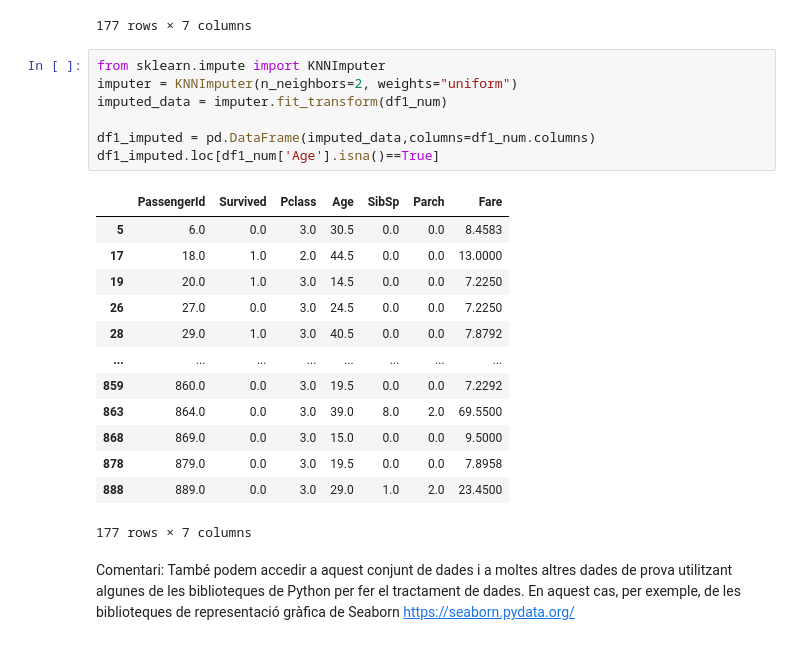
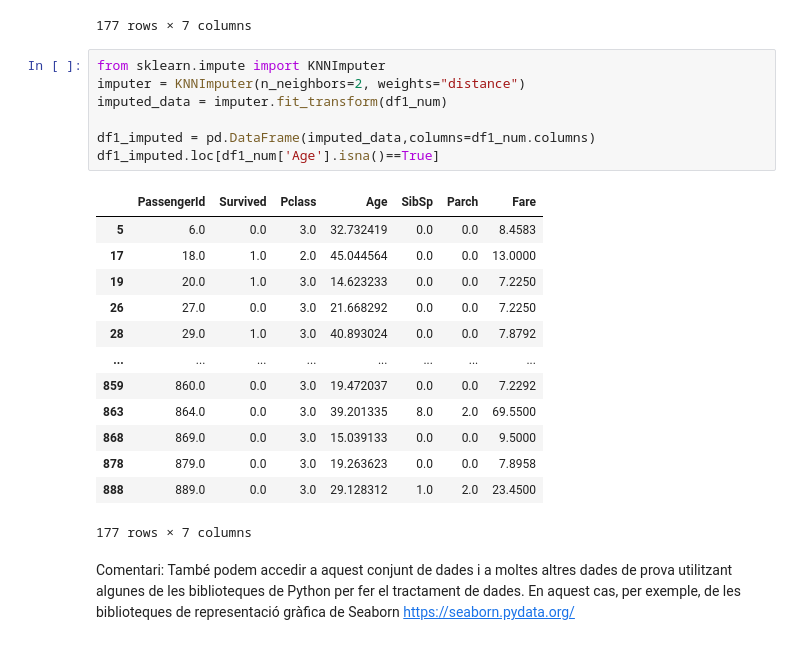
Before and after one commit to raulbenitez/introAI_ICE, a Jupyter notebook: Tema1_Exploració_dades.ipynb, the cells around one changed output. Saved outputs shown, nothing was run; the diff lists cells and outputs as text.

```diff
--- a/Tema1_Exploració_dades.ipynb
+++ b/Tema1_Exploració_dades.ipynb
@@ -592,24 +602,24 @@ df1_num.loc[df1_num['Age'].isna()==True]
 177 rows × 7 columns
 # %%
 from sklearn.impute import KNNImputer
-imputer = KNNImputer(n_neighbors=2, weights="uniform")
+imputer = KNNImputer(n_neighbors=2, weights="distance")
 imputed_data = imputer.fit_transform(df1_num)
 
 df1_imputed = pd.DataFrame(imputed_data,columns=df1_num.columns)
 df1_imputed.loc[df1_num['Age'].isna()==True]
 # %% [output]
 |  | PassengerId | Survived | Pclass | Age | SibSp | Parch | Fare |
-| 5 | 6.0 | 0.0 | 3.0 | 30.5 | 0.0 | 0.0 | 8.4583 |
-| 17 | 18.0 | 1.0 | 2.0 | 44.5 | 0.0 | 0.0 | 13.0000 |
-| 19 | 20.0 | 1.0 | 3.0 | 14.5 | 0.0 | 0.0 | 7.2250 |
-| 26 | 27.0 | 0.0 | 3.0 | 24.5 | 0.0 | 0.0 | 7.2250 |
-| 28 | 29.0 | 1.0 | 3.0 | 40.5 | 0.0 | 0.0 | 7.8792 |
+| 5 | 6.0 | 0.0 | 3.0 | 32.732419 | 0.0 | 0.0 | 8.4583 |
+| 17 | 18.0 | 1.0 | 2.0 | 45.044564 | 0.0 | 0.0 | 13.0000 |
+| 19 | 20.0 | 1.0 | 3.0 | 14.623233 | 0.0 | 0.0 | 7.2250 |
+| 26 | 27.0 | 0.0 | 3.0 | 21.668292 | 0.0 | 0.0 | 7.2250 |
+| 28 | 29.0 | 1.0 | 3.0 | 40.893024 | 0.0 | 0.0 | 7.8792 |
 | ... | ... | ... | ... | ... | ... | ... | ... |
-| 859 | 860.0 | 0.0 | 3.0 | 19.5 | 0.0 | 0.0 | 7.2292 |
-| 863 | 864.0 | 0.0 | 3.0 | 39.0 | 8.0 | 2.0 | 69.5500 |
-| 868 | 869.0 | 0.0 | 3.0 | 15.0 | 0.0 | 0.0 | 9.5000 |
-| 878 | 879.0 | 0.0 | 3.0 | 19.5 | 0.0 | 0.0 | 7.8958 |
-| 888 | 889.0 | 0.0 | 3.0 | 29.0 | 1.0 | 2.0 | 23.4500 |
+| 859 | 860.0 | 0.0 | 3.0 | 19.472037 | 0.0 | 0.0 | 7.2292 |
+| 863 | 864.0 | 0.0 | 3.0 | 39.201335 | 8.0 | 2.0 | 69.5500 |
+| 868 | 869.0 | 0.0 | 3.0 | 15.039133 | 0.0 | 0.0 | 9.5000 |
+| 878 | 879.0 | 0.0 | 3.0 | 19.263623 | 0.0 | 0.0 | 7.8958 |
+| 888 | 889.0 | 0.0 | 3.0 | 29.128312 | 1.0 | 2.0 | 23.4500 |
 177 rows × 7 columns
 # %% [markdown]
 Comentari: També podem accedir a aquest conjunt de dades i a moltes altres dades de prova utilitzant algunes de les biblioteques de Python per fer el tractament de dades. En aquest cas, per exemple, de les biblioteques de representació gràfica de Seaborn https://seaborn.pydata.org/
```
Also changed, not shown: parts of 22 cells of this notebook.
